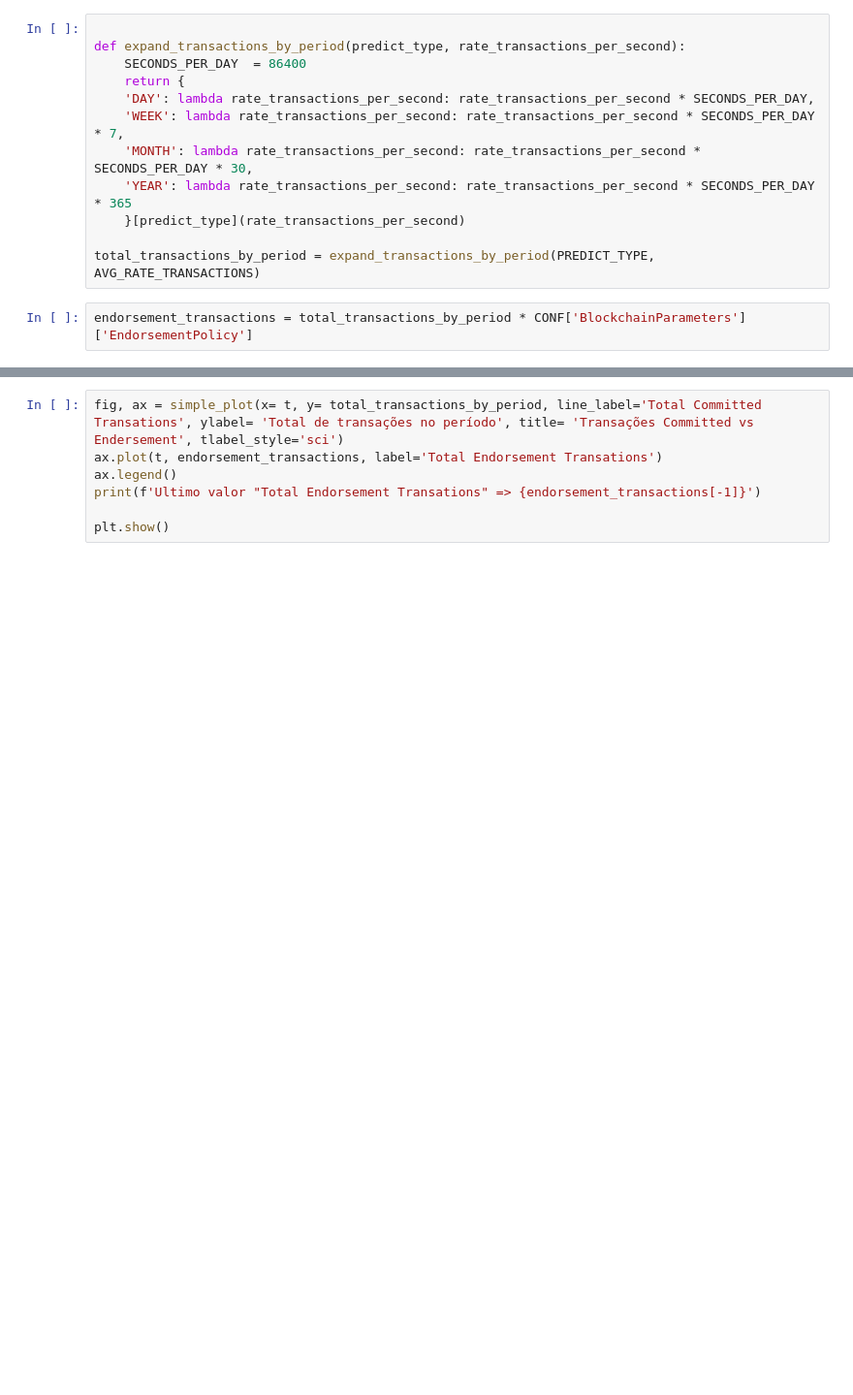
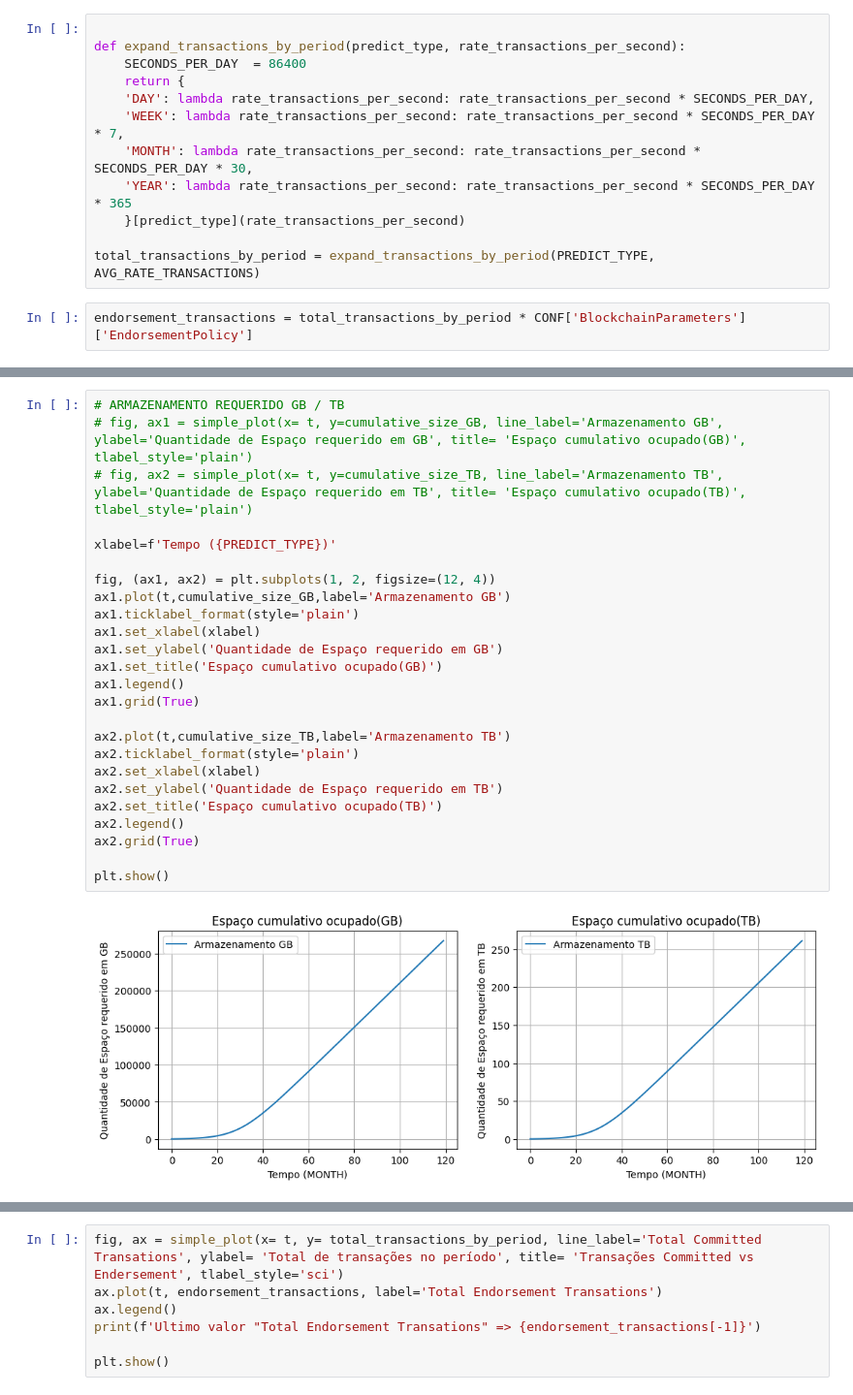
Before and after one commit to gilbertokoerbes/TCCII_Blockchain_Predict, a Jupyter notebook: predict.ipynb, the cells around one changed output, grey strips where cells are left out. Shown at 97% size. Drawn from its saved outputs; the diff is of its cells as text; blank space fills up the shorter version.

```diff
--- a/predict.ipynb
+++ b/predict.ipynb
@@ -247,0 +341,27 @@ Ultimo valor "Transações (Committed)" => 2591995892.0414505
+# %%
+# ARMAZENAMENTO REQUERIDO GB / TB
+# fig, ax1 = simple_plot(x= t, y=cumulative_size_GB, line_label='Armazenamento GB', ylabel='Quantidade de Espaço requerido em GB', title= 'Espaço cumulativo ocupado(GB)', tlabel_style='plain')
+# fig, ax2 = simple_plot(x= t, y=cumulative_size_TB, line_label='Armazenamento TB', ylabel='Quantidade de Espaço requerido em TB', title= 'Espaço cumulativo ocupado(TB)', tlabel_style='plain')
+
+xlabel=f'Tempo ({PREDICT_TYPE})'
+
+fig, (ax1, ax2) = plt.subplots(1, 2, figsize=(12, 4))
+ax1.plot(t,cumulative_size_GB,label='Armazenamento GB')
+ax1.ticklabel_format(style='plain')
+ax1.set_xlabel(xlabel)
+ax1.set_ylabel('Quantidade de Espaço requerido em GB')
+ax1.set_title('Espaço cumulativo ocupado(GB)')
+ax1.legend()
+ax1.grid(True)
+
+ax2.plot(t,cumulative_size_TB,label='Armazenamento TB')
+ax2.ticklabel_format(style='plain')
+ax2.set_xlabel(xlabel)
+ax2.set_ylabel('Quantidade de Espaço requerido em TB')
+ax2.set_title('Espaço cumulativo ocupado(TB)')
+ax2.legend()
+ax2.grid(True)
+
+plt.show()
+# %% [output]
+[figure, added]
```
Also changed, not shown: parts of 37 cells of this notebook, 1 other file.
